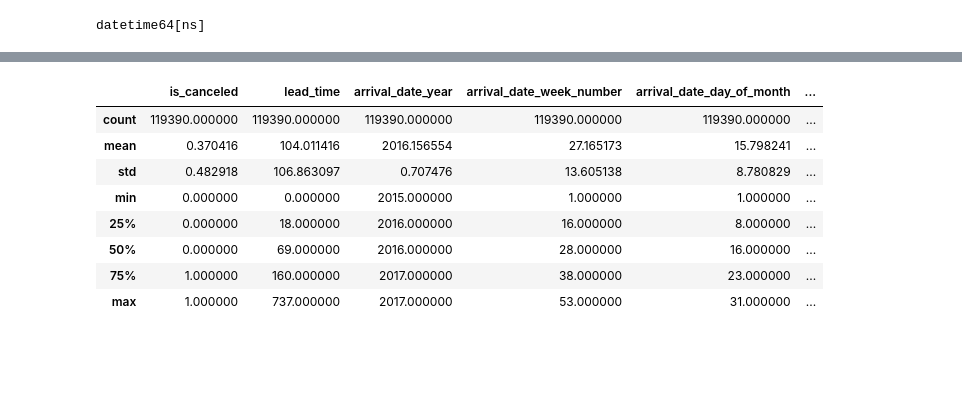
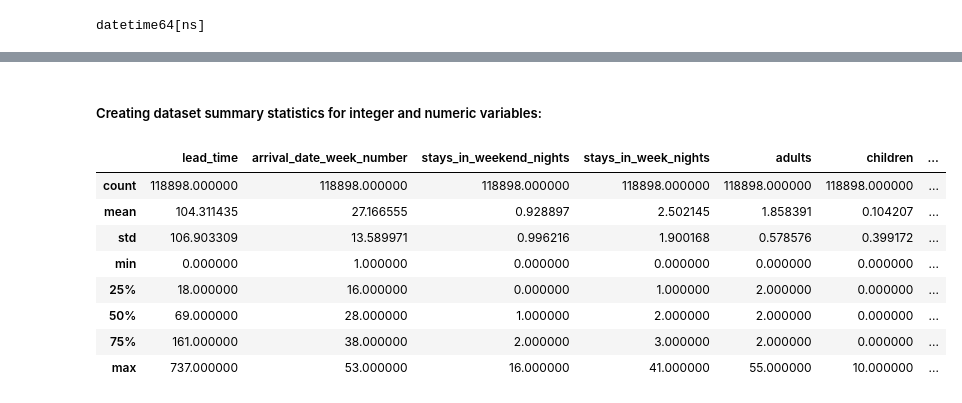
Before and after one commit to safaena123/DM_ML_Project, a Jupyter notebook: Part1.ipynb, the cells around one changed output, grey strips where cells are left out. Cells and saved outputs as stored; diff of their text form; code cells hidden in the pictures; blank space fills up the shorter version.

```diff
--- a/Part1.ipynb
+++ b/Part1.ipynb
@@ -118,3 +128,5 @@ df1.head()
 print(df1["arrival_date"].dtypes)
 # %% [output]
 datetime64[ns]
+# %%
+df1 = df1.drop(["arrival_date_year", "arrival_date_month", "arrival_date_day_of_month"], axis=1)
@@ -120,0 +135,4 @@ datetime64[ns]
+# %%
+df1["reservation_status_date"] = pd.to_datetime(df1["reservation_status_date"])
+l = np.less(df1["reservation_status_date"], df1["arrival_date"])
+l.sum()
@@ -120,0 +158,4 @@ datetime64[ns]
+# %%
+df1["is_canceled"]= df1["is_canceled"].astype(str)
+df1["is_repeated_guest"]= df1["is_repeated_guest"].astype(str)
+df1.describe(include=[np.object])
@@ -121,13 +168,14 @@ datetime64[ns]
+# %% [markdown]
+##### Creating dataset summary statistics for integer and numeric variables:
 # %%
-# dataset summary statistics – Date variables.
-df.describe(include=[np.number])
+df1.describe(include=[np.number,'integer'])
 # %% [output]
-|  | is_canceled | lead_time | arrival_date_year | arrival_date_week_number | arrival_date_day_of_month | ... |
-| count | 119390.000000 | 119390.000000 | 119390.000000 | 119390.000000 | 119390.000000 | ... |
-| mean | 0.370416 | 104.011416 | 2016.156554 | 27.165173 | 15.798241 | ... |
-| std | 0.482918 | 106.863097 | 0.707476 | 13.605138 | 8.780829 | ... |
-| min | 0.000000 | 0.000000 | 2015.000000 | 1.000000 | 1.000000 | ... |
-| 25% | 0.000000 | 18.000000 | 2016.000000 | 16.000000 | 8.000000 | ... |
-| 50% | 0.000000 | 69.000000 | 2016.000000 | 28.000000 | 16.000000 | ... |
-| 75% | 1.000000 | 160.000000 | 2017.000000 | 38.000000 | 23.000000 | ... |
-| max | 1.000000 | 737.000000 | 2017.000000 | 53.000000 | 31.000000 | ... |
+|  | lead_time | arrival_date_week_number | stays_in_weekend_nights | stays_in_week_nights | adults | children | ... |
+| count | 118898.000000 | 118898.000000 | 118898.000000 | 118898.000000 | 118898.000000 | 118898.000000 | ... |
+| mean | 104.311435 | 27.166555 | 0.928897 | 2.502145 | 1.858391 | 0.104207 | ... |
+| std | 106.903309 | 13.589971 | 0.996216 | 1.900168 | 0.578576 | 0.399172 | ... |
+| min | 0.000000 | 1.000000 | 0.000000 | 0.000000 | 0.000000 | 0.000000 | ... |
+| 25% | 18.000000 | 16.000000 | 0.000000 | 1.000000 | 2.000000 | 0.000000 | ... |
+| 50% | 69.000000 | 28.000000 | 1.000000 | 2.000000 | 2.000000 | 0.000000 | ... |
+| 75% | 161.000000 | 38.000000 | 2.000000 | 3.000000 | 2.000000 | 0.000000 | ... |
+| max | 737.000000 | 53.000000 | 16.000000 | 41.000000 | 55.000000 | 10.000000 | ... |
```
Also changed, not shown: parts of 22 cells of this notebook.
